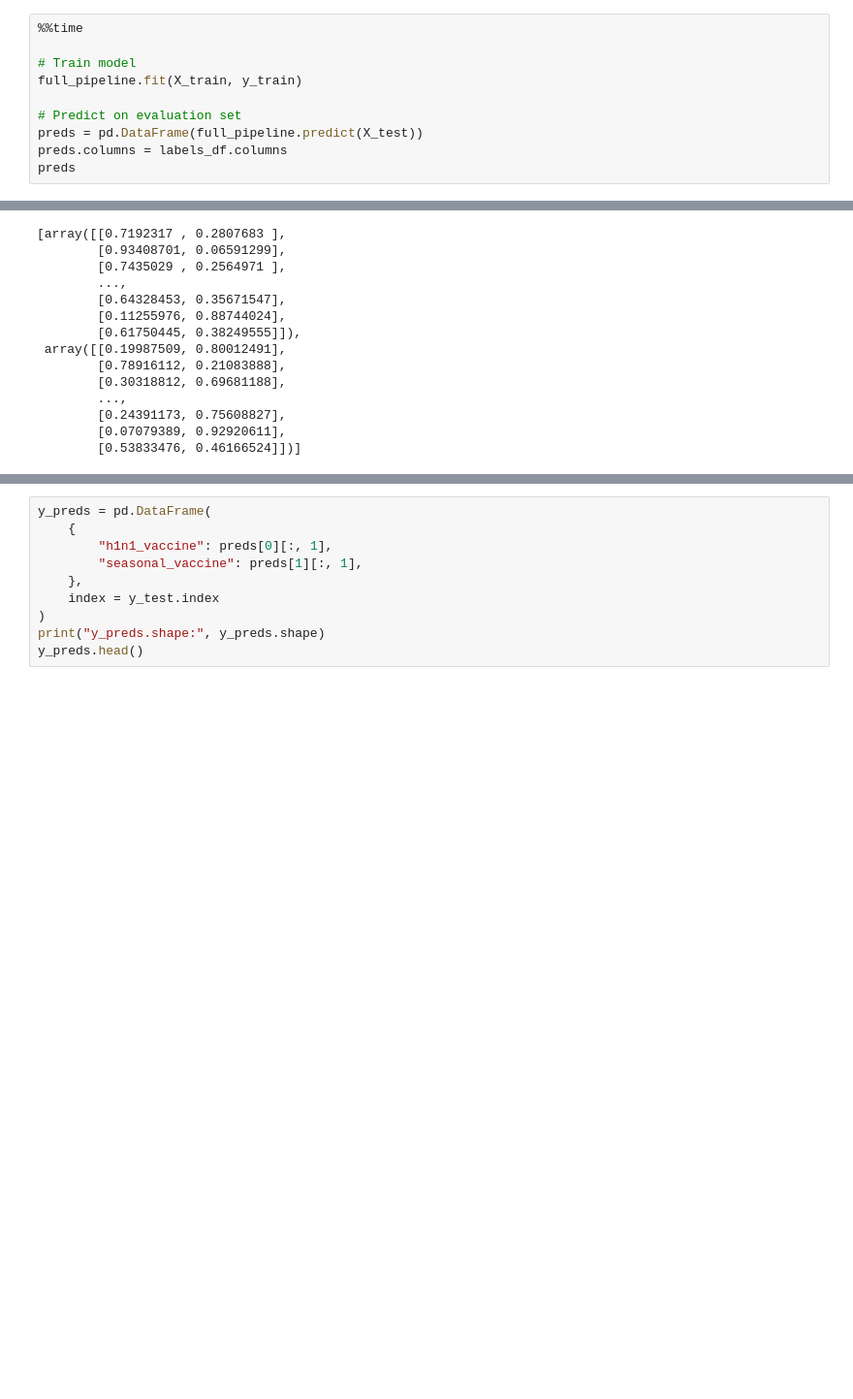
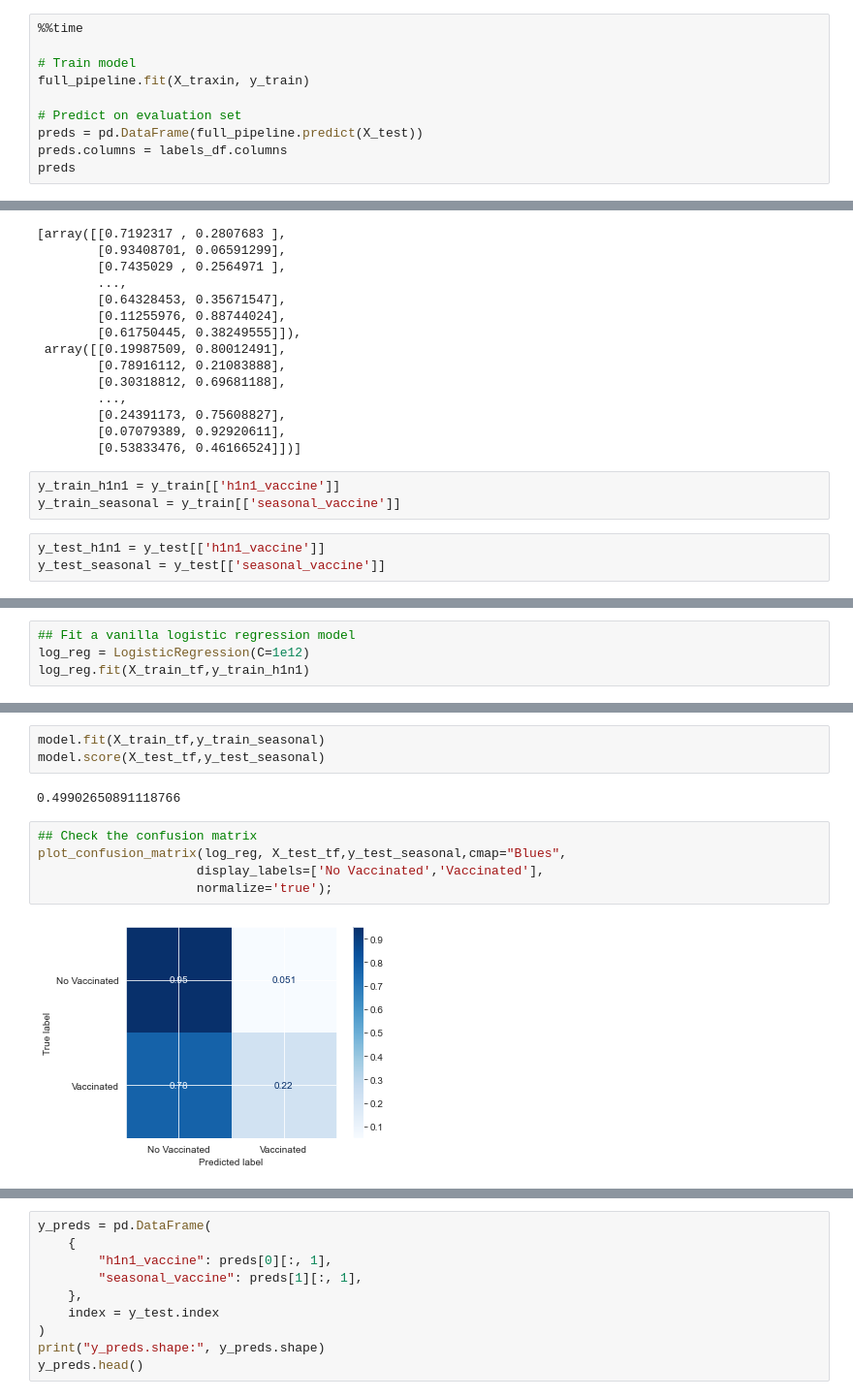
Before and after one commit to rcauvy/Flu_Shot_Learning, a Jupyter notebook: index.ipynb, the cells around one changed output, grey strips where cells are left out. Shown at 97% size. Cells and saved outputs as stored; diff of their text form; blank space fills up the shorter version.

```diff
--- a/index.ipynb
+++ b/index.ipynb
@@ -550,7 +745,7 @@ X_train, X_test, y_train, y_test = train_test_split(
 %%time
 
 # Train model
-full_pipeline.fit(X_train, y_train)
+full_pipeline.fit(X_traxin, y_train)
 
 # Predict on evaluation set
 preds = pd.DataFrame(full_pipeline.predict(X_test))
@@ -609,3 +794,9 @@ Wall time: 217 ms
         [0.24391173, 0.75608827],
         [0.07079389, 0.92920611],
         [0.53833476, 0.46166524]])]
+# %%
+y_train_h1n1 = y_train[['h1n1_vaccine']]
+y_train_seasonal = y_train[['seasonal_vaccine']]
+# %%
+y_test_h1n1 = y_test[['h1n1_vaccine']]
+y_test_seasonal = y_test[['seasonal_vaccine']]
@@ -611,0 +805,4 @@ Wall time: 217 ms
+# %%
+## Fit a vanilla logistic regression model
+log_reg = LogisticRegression(C=1e12)
+log_reg.fit(X_train_tf,y_train_h1n1)
@@ -611,0 +907,12 @@ Wall time: 217 ms
+# %%
+model.fit(X_train_tf,y_train_seasonal)
+model.score(X_test_tf,y_test_seasonal)
+# %% [output]
+0.49902650891118766
+# %%
+## Check the confusion matrix
+plot_confusion_matrix(log_reg, X_test_tf,y_test_seasonal,cmap="Blues",
+                     display_labels=['No Vaccinated','Vaccinated'],
+                     normalize='true');
+# %% [output]
+[figure, added]
```
Also changed, not shown: parts of 74 cells of this notebook.
